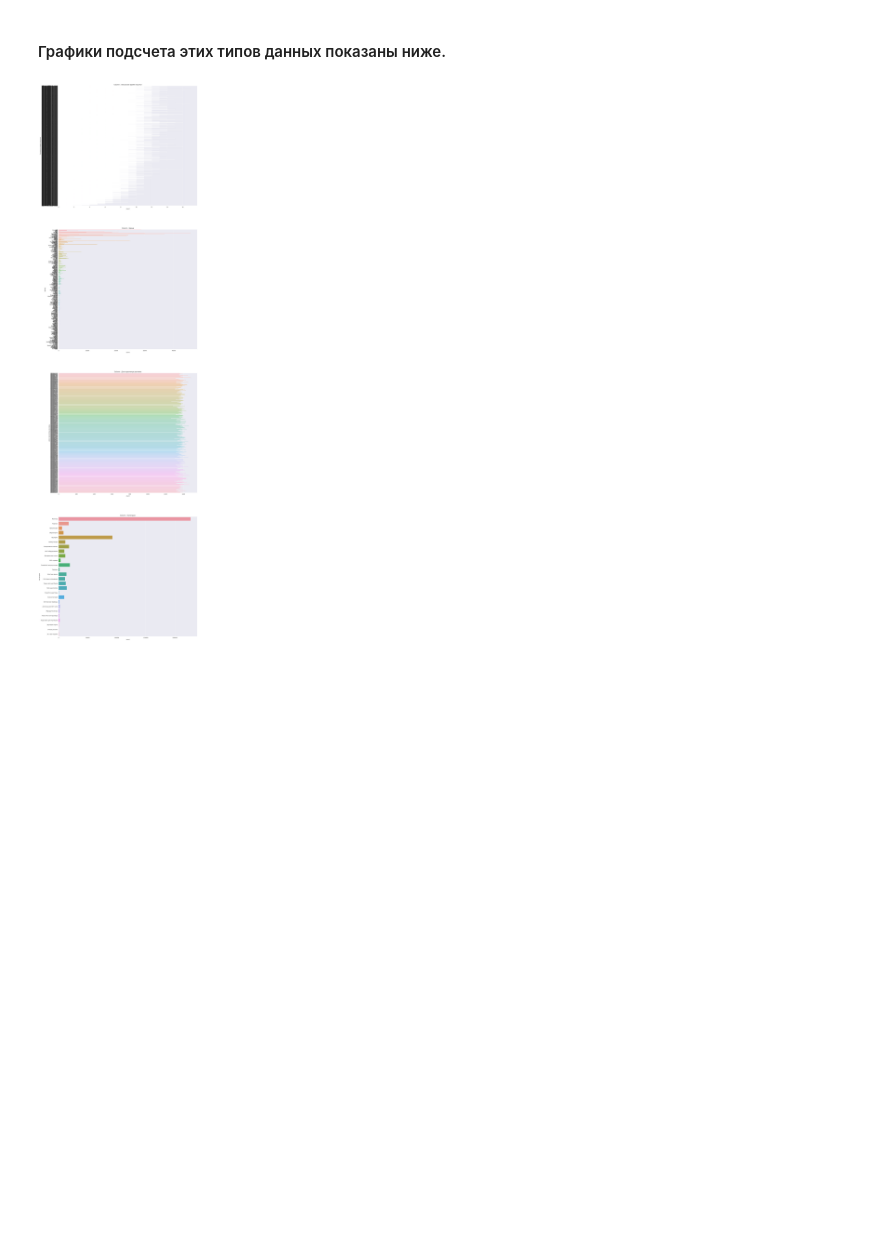
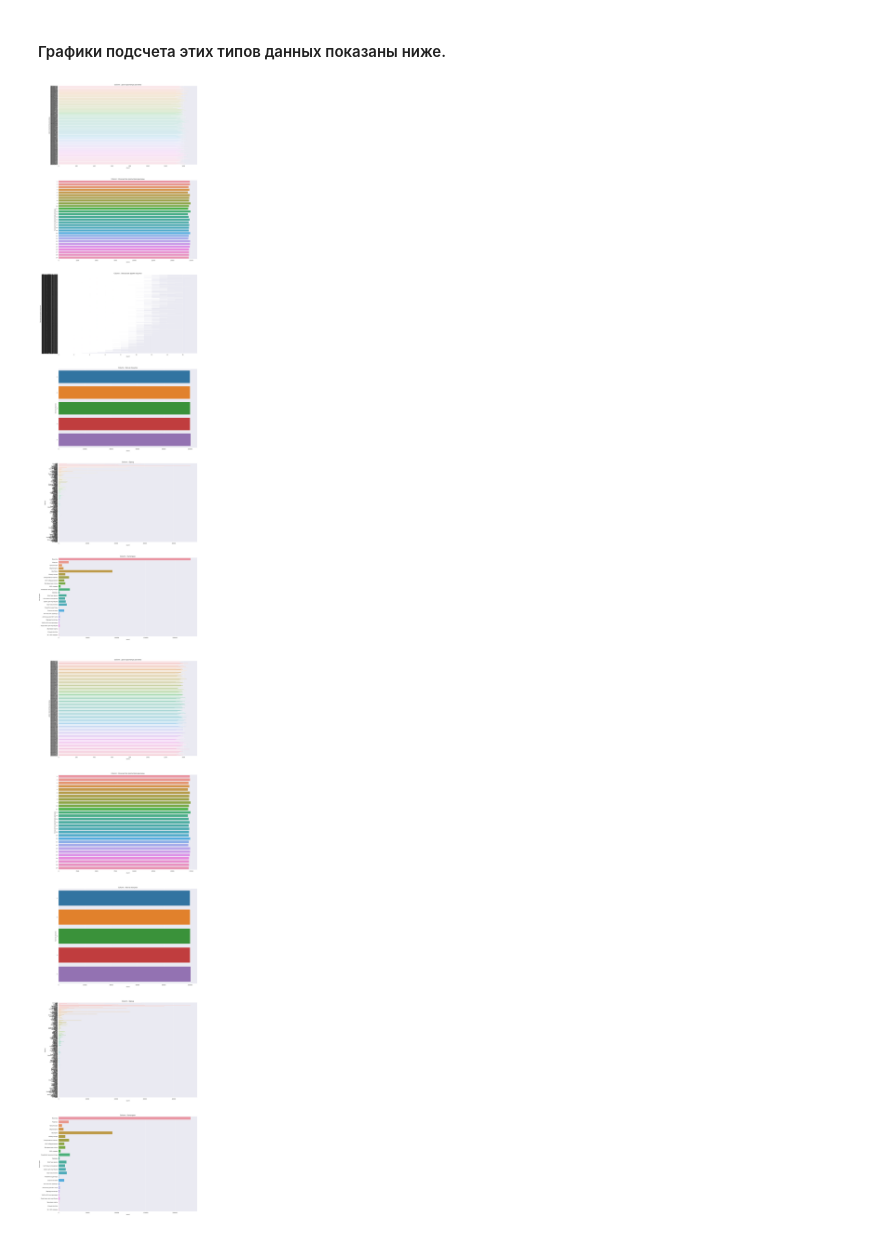
Before and after one commit to bestonly125/k-anonymity, a Jupyter notebook: K_Anonymity_C2.ipynb, the cells around one changed output. Saved outputs shown, nothing was run; the diff lists cells and outputs as text; code cells hidden in the pictures; blank space fills up the shorter version.

```diff
--- a/K_Anonymity_C2.ipynb
+++ b/K_Anonymity_C2.ipynb
@@ -55,6 +54,14 @@ Currently each row is unique
 <p align="justify">$\qquad$ Применение методов обезличивания ведет к тому, что полезная информация в обезличенных наборах данных становится менеее качественной - для измерения уровня этого качества используются специальные метрики <b>расчета полезности</b> ("utility"). Суть модели - нахождение баланса между риском повторной идентификации с одной стороны и полезностью набора  данных - с другой.</p>
 
 <p align="justify">$\qquad$ В первом приближении модель k-anonymity  требует выделения квази-идентификаторов ("QID") и вычисления для них <b>размеров классов-эквивалентности</b>  $k$ строк/физических лиц, затем итерационное применение методов обезличивания (включающих подавление строк или ячеек, обобщение значений), между которыми следует анализ получившегося набора и уточнение параметров методов обезличивания. В результате это защищает отдельных людей, сводя к минимому информацию об отдельном человеке, оставляя злоумышленнику ("adversary") только информацию о принадлежности данного человека к определенной группе.  Хотя получающийся набор не является точным, он все еще годится для целей анализа и построения моделей машинного обучения. В ряде случаев надо решать не только проблему обезличивания, но и иного подхода к идентификации, например, для решения задач, в которых обобщенные данные не могут использоваться напрямую.</p>
+# %%
+QI = ['Дата просмотра рекламы',
+      'Количество просмотров рекламы',
+
+      'Кол-во покупок',
+      'Бренд',
+      'Категории ']
+SI = ['Кол-во пользователей, просмотревших реклам']
 # %%
 def k_anonymous(data, columns):
   ## Возьмите фрейм данных, верните значение k-anonymity
@@ -70,12 +94,13 @@ k-anonymity = 1
 # %%
 import seaborn as sns
 import matplotlib.pyplot as plt
 
-columns = [ 'Локальное время покупки', 'Бренд','Дата просмотра рекламы', 'Категории']
+columns =  QI
 
 fig, ax = plt.subplots(len(columns), figsize = (20,80))
 for i in range(len(columns)):
   ax[i].set_title('Column : ' + str(columns[i]))
   sns.countplot(y = columns[i], data = df, ax = ax[i])
 # %% [output]
-[figure, old version]
+[figure, new version]
+[figure, added]
```
Also changed, not shown: parts of 4 cells of this notebook, 6 other files.
